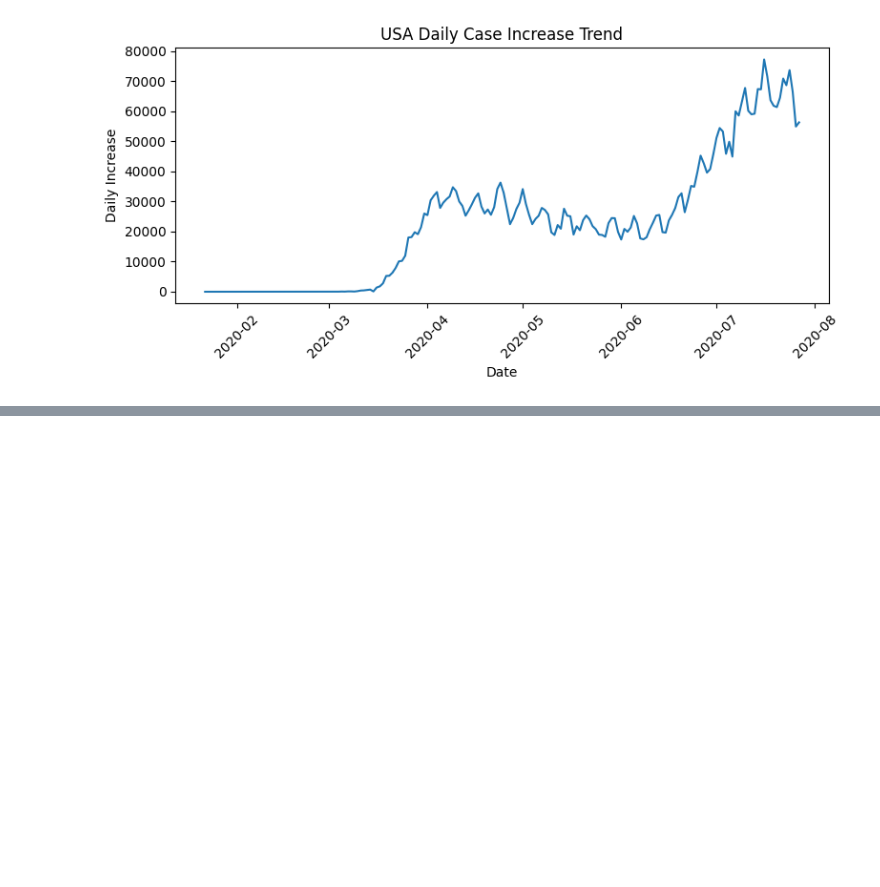
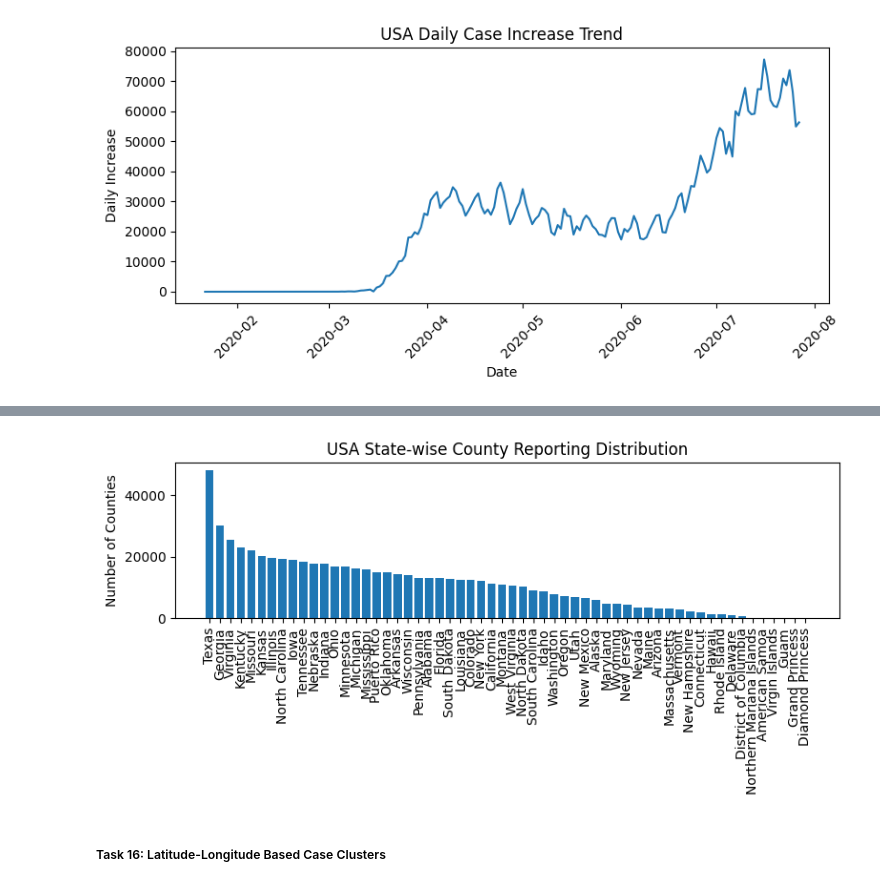
Before and after one commit to vivekdesai1215/Covid-19-Analysis-Pipeline-PySpark, a Jupyter notebook: covid19_analysis_pyspark.ipynb, the cells around one changed output, grey strips where cells are left out. Saved outputs shown, nothing was run; the diff lists cells and outputs as text; code cells hidden in the pictures; blank space fills up the shorter version.

```diff
--- a/covid19_analysis_pyspark.ipynb
+++ b/covid19_analysis_pyspark.ipynb
@@ -654,0 +830,13 @@ plt.show()
+# %%
+from pyspark.sql.functions import count
+
+state_counties = usa_county.groupBy("Province_State").agg(
+    count("Admin2").alias("County_Count")
+)
+# %%
+state_counties = state_counties.orderBy(
+    "County_Count",
+    ascending=False
+)
+
+state_counties.show()
@@ -654,0 +861,21 @@ plt.show()
+# %%
+state_pd = state_counties.toPandas()
+
+import matplotlib.pyplot as plt
+
+plt.figure(figsize=(8,4))
+
+plt.bar(
+    state_pd["Province_State"],
+    state_pd["County_Count"]
+)
+
+plt.xticks(rotation=90)
+plt.title("USA State-wise County Reporting Distribution")
+plt.ylabel("Number of Counties")
+plt.tight_layout()
+plt.show()
+# %% [output]
+[figure, added]
+# %% [markdown]
+##### Task 16: Latitude-Longitude Based Case Clusters
```
Also changed, not shown: parts of 36 cells of this notebook.
